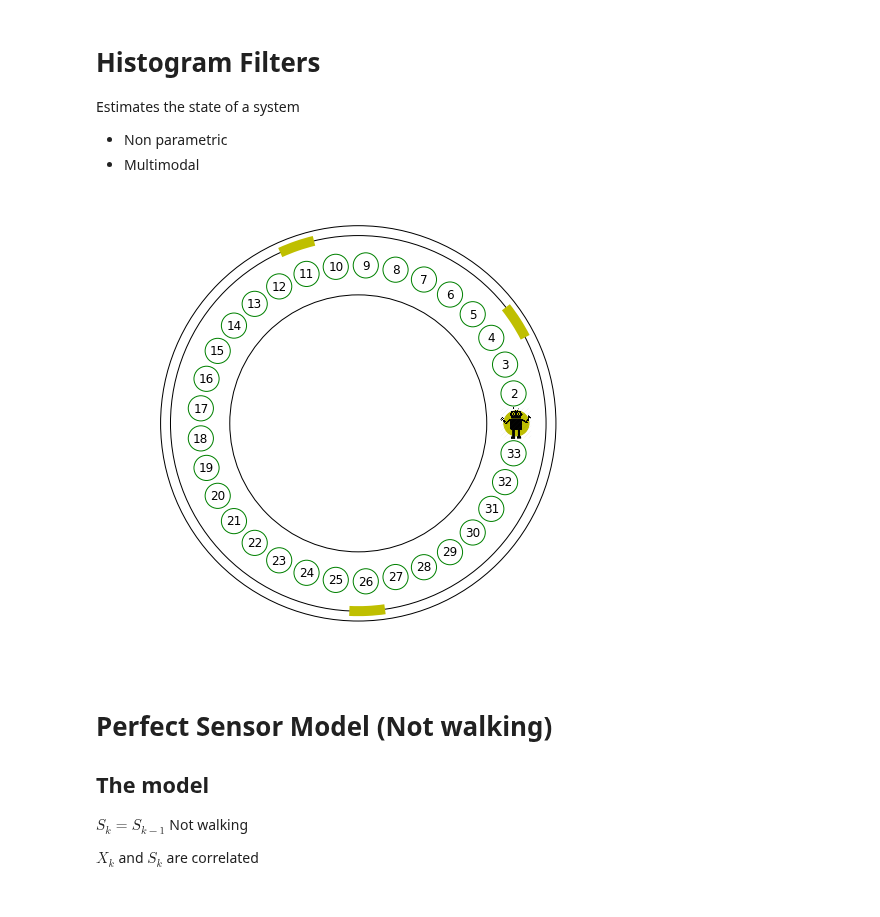
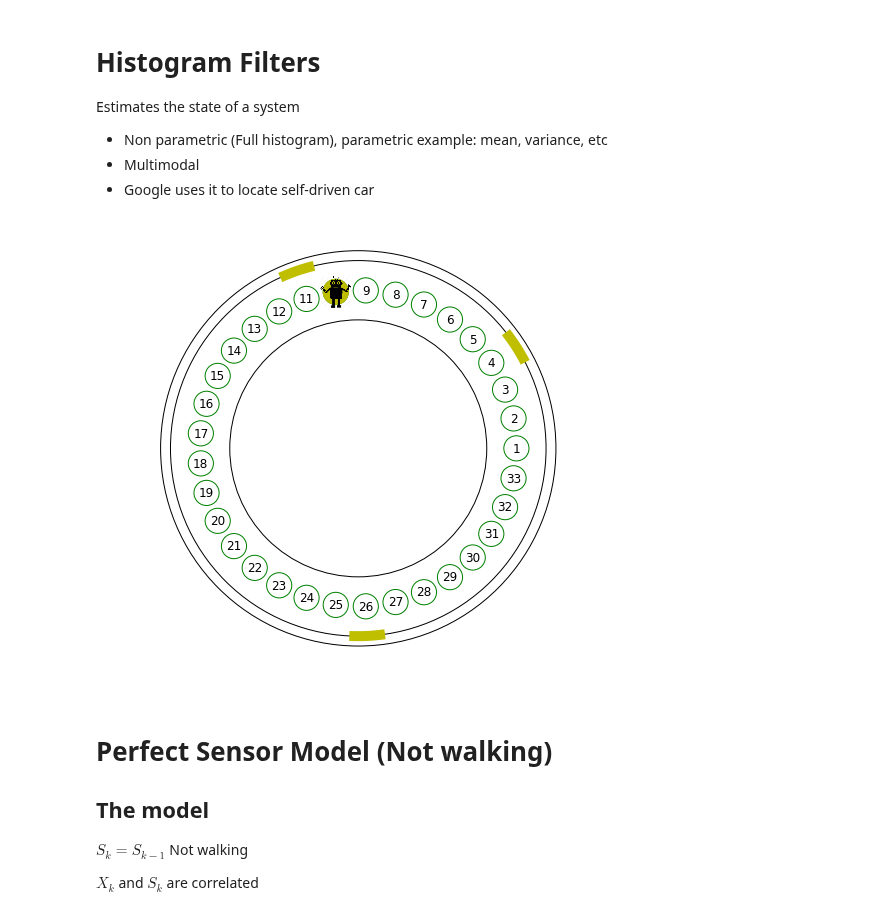
Before and after one commit to jganzabal/Kalman-as-Recursive-Bayesian-Estimation, a Jupyter notebook: Histogram Filters.ipynb, the cells around one changed output. Drawn from its saved outputs; the diff is of its cells as text; code cells hidden in the pictures.

```diff
--- a/Histogram Filters.ipynb
+++ b/Histogram Filters.ipynb
@@ -11,14 +13,15 @@ import draw_hmm as hmm
 # %% [markdown]
 # Histogram Filters
 Estimates the state of a system
-- Non parametric
+- Non parametric (Full histogram), parametric example: mean, variance, etc
 - Multimodal
+- Google uses it to locate self-driven car
 # %%
 doors = np.array([4, 11, 26])
 N = 33
-robot.plot_robot_room(loc = 1, N=N, doors = doors)
+robot.plot_robot_room(loc = 10, N=N, doors = doors)
 # %% [output]
-[figure, old version]
+[figure, new version]
 # %% [markdown]
 # Perfect Sensor Model (Not walking)
 ## The model
```
Also changed, not shown: parts of 28 cells of this notebook, 2 other files.
